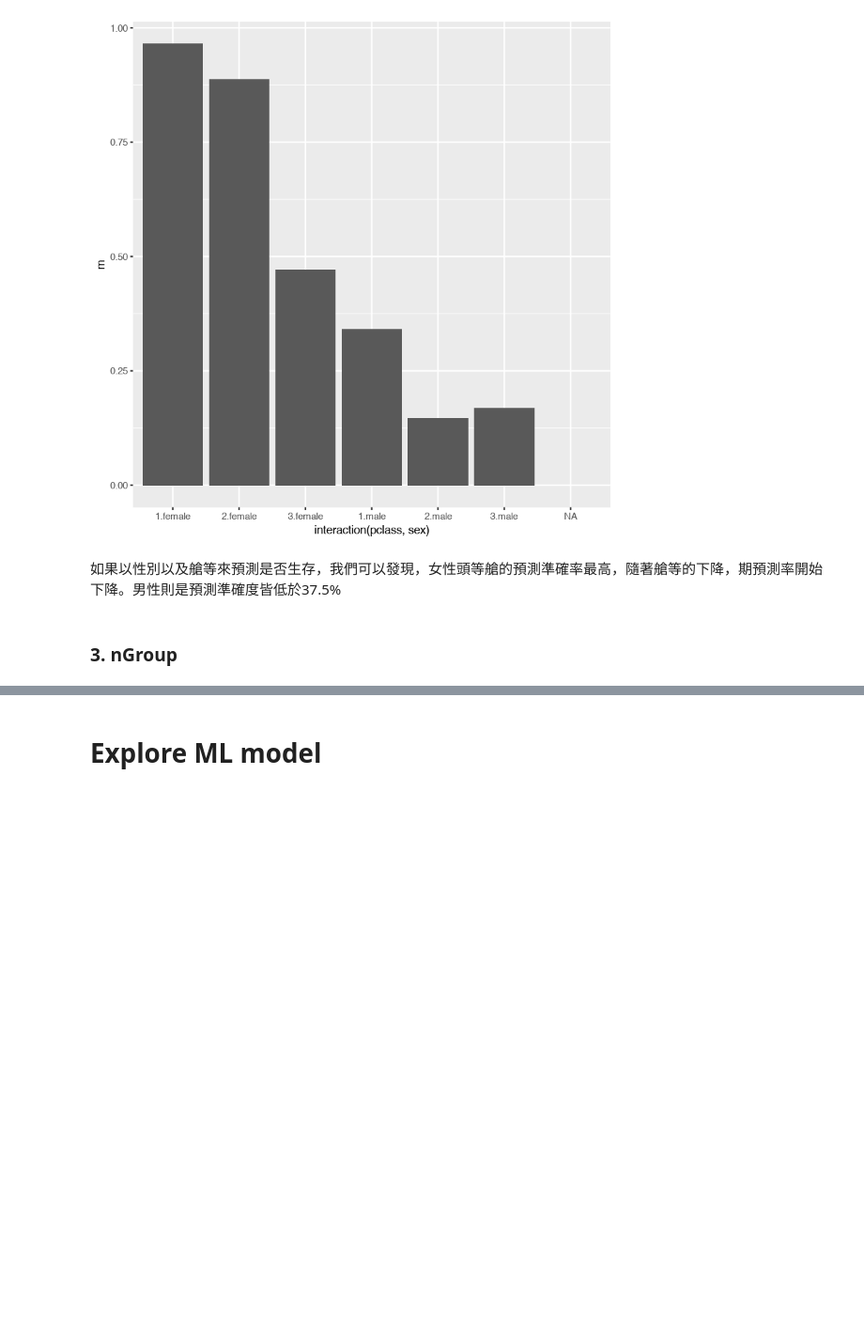
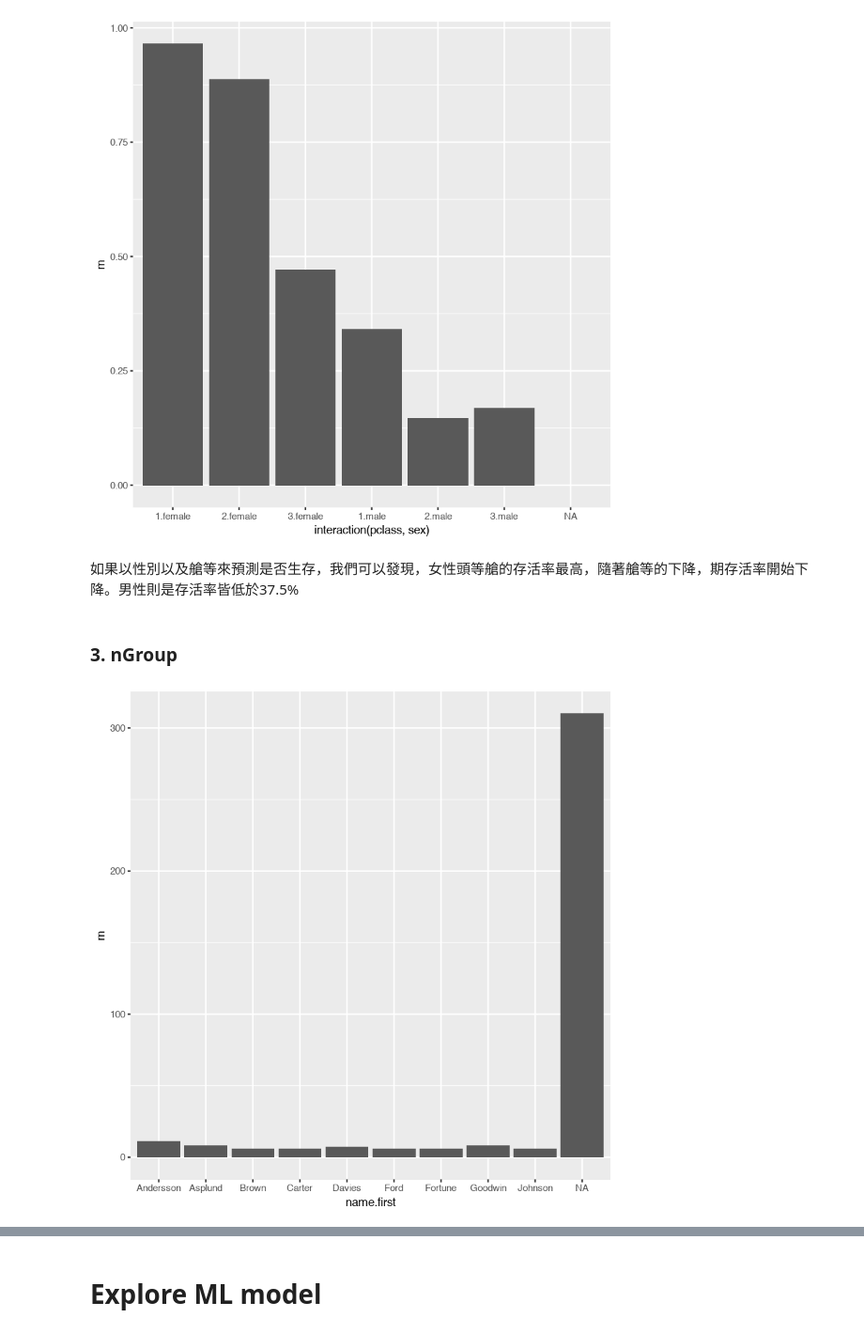
Before and after one commit to Kuanhao-Chao/CSX_RProject_Spring_2018, a Jupyter notebook: Project_3/titanic_dataset_discussion.ipynb, the cells around one changed output, grey strips where cells are left out. Shown: that part at 94% size. Saved outputs shown, nothing was run; the diff lists cells and outputs as text; code cells hidden in the pictures; blank space fills up the shorter version.

Commit message:
Update titanic_dataset_discussion

```diff
--- a/Project_3/titanic_dataset_discussion.ipynb
+++ b/Project_3/titanic_dataset_discussion.ipynb
@@ -83,9 +86,20 @@ Warning message:
 “Removed 1 rows containing missing values (position_stack).”
 [figure]
 # %% [markdown]
-如果以性別以及艙等來預測是否生存，我們可以發現，女性頭等艙的預測準確率最高，隨著艙等的下降，期預測率開始下降。男性則是預測準確度皆低於37.5%
+如果以性別以及艙等來預測是否生存，我們可以發現，女性頭等艙的存活率最高，隨著艙等的下降，期存活率開始下降。男性則是存活率皆低於37.5%
 # %% [markdown]
 ### 3. nGroup
+# %%
+# generate first name column
+titanicTrain$name.first =
+  strsplit(titanicTrain$name,",") %>%
+  do.call(rbind,.) %>% .[,1]
+
+titanicTrain %>% group_by(name.first) %>% summarise(m=n()) %>%
+  arrange(desc(m)) %>% head(10) %>%
+  ggplot(mapping = aes(name.first,m)) + geom_col()
+# %% [output]
+[figure, added]
 # %%
 # considering ticket
 ticket.group = titanicTrain %>% group_by(ticket) %>% summarise(ticket.group=n())
```
Also changed, not shown: parts of 8 cells of this notebook.
